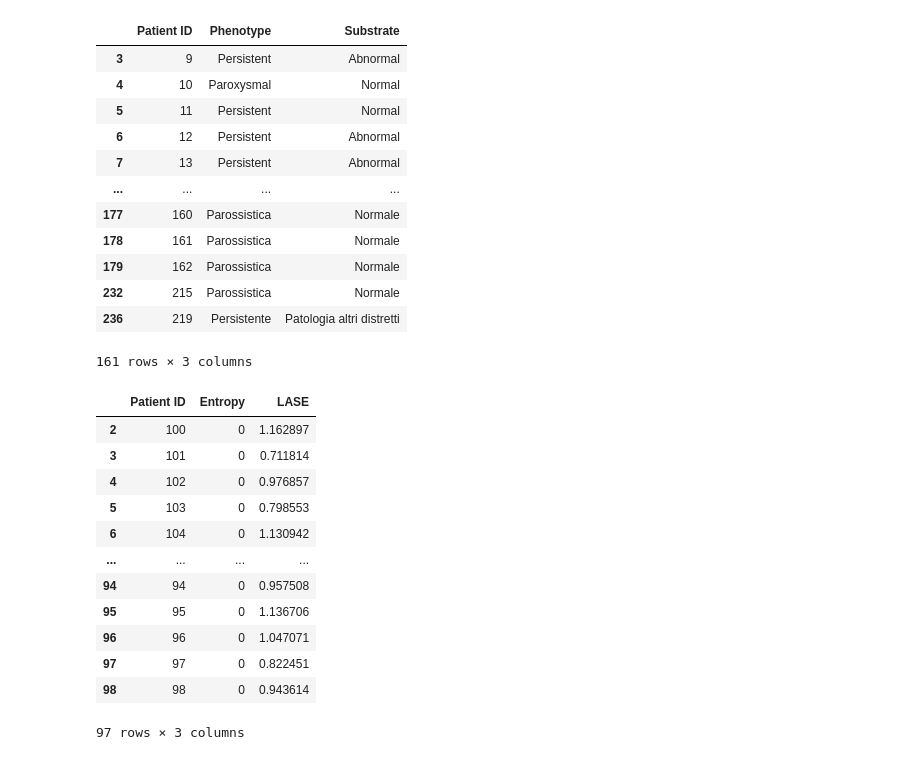
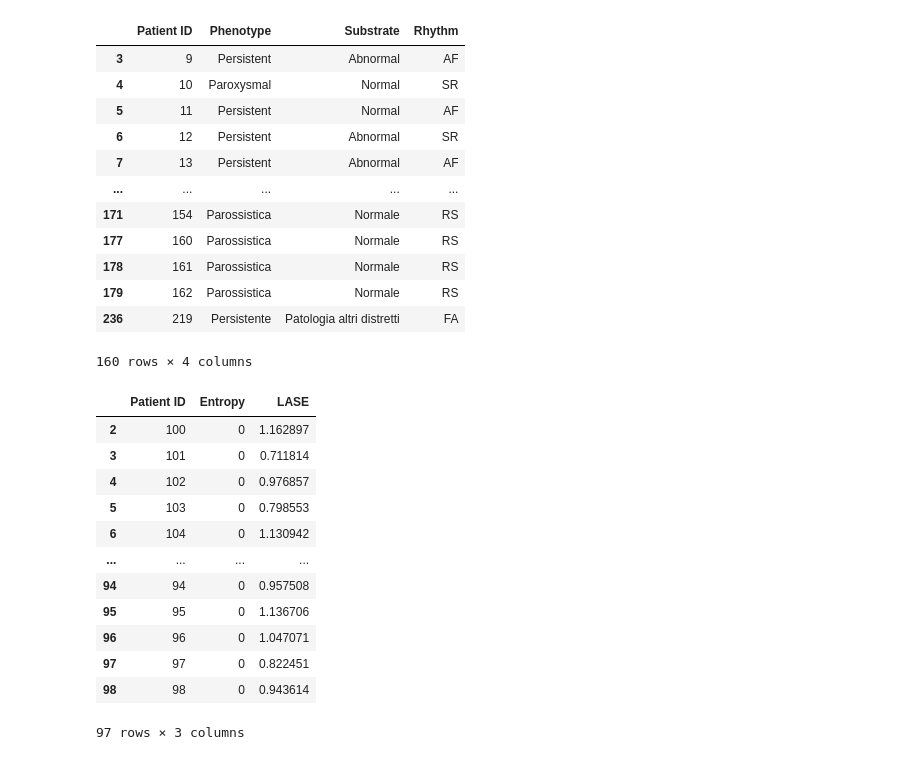
Before and after one commit to FilippoUslenghi/LA_entropy, a Jupyter notebook: results/thrs_<3,5_filt/results.ipynb, the cells around one changed output. Drawn from its saved outputs; the diff is of its cells as text; code cells hidden in the pictures.

```diff
--- a/results/thrs_<3,5_filt/results.ipynb
+++ b/results/thrs_<3,5_filt/results.ipynb
@@ -1,36 +1,42 @@
 # %%
 import pandas as pd
 
 ods = (
     pd.read_excel(
         "../../DB AF Completo 1.ods",
     )
-    .loc[:, ["ID", "Phenotype", "Low Voltage / Scar area"]]
-    .rename(columns={"ID": "Patient ID", "Low Voltage / Scar area": "Substrate"})
+    .loc[:, ["ID", "Phenotype", "Low Voltage / Scar area", "Rhythm during Mapping"]]
+    .rename(
+        columns={
+            "ID": "Patient ID",
+            "Low Voltage / Scar area": "Substrate",
+            "Rhythm during Mapping": "Rhythm",
+        }
+    )
     .dropna(axis=0, how="any")
     .astype({"Patient ID": int})
 )
 csv = (
     pd.read_csv("lase.csv", sep=",")
     .dropna(axis=0, how="any")
     .astype({"Patient ID": int})
 )
 display(ods)
 csv
 # %% [output]
-|  | Patient ID | Phenotype | Substrate |
-| 3 | 9 | Persistent | Abnormal |
-| 4 | 10 | Paroxysmal | Normal |
-| 5 | 11 | Persistent | Normal |
-| 6 | 12 | Persistent | Abnormal |
-| 7 | 13 | Persistent | Abnormal |
-| ... | ... | ... | ... |
-| 177 | 160 | Parossistica | Normale |
-| 178 | 161 | Parossistica | Normale |
-| 179 | 162 | Parossistica | Normale |
-| 232 | 215 | Parossistica | Normale |
-| 236 | 219 | Persistente | Patologia altri distretti |
+|  | Patient ID | Phenotype | Substrate | Rhythm |
+| 3 | 9 | Persistent | Abnormal | AF |
+| 4 | 10 | Paroxysmal | Normal | SR |
+| 5 | 11 | Persistent | Normal | AF |
+| 6 | 12 | Persistent | Abnormal | SR |
+| 7 | 13 | Persistent | Abnormal | AF |
+| ... | ... | ... | ... | ... |
+| 171 | 154 | Parossistica | Normale | RS |
+| 177 | 160 | Parossistica | Normale | RS |
+| 178 | 161 | Parossistica | Normale | RS |
+| 179 | 162 | Parossistica | Normale | RS |
+| 236 | 219 | Persistente | Patologia altri distretti | FA |
-161 rows × 3 columns
+160 rows × 4 columns
 |  | Patient ID | Entropy | LASE |
 | 2 | 100 | 0 | 1.162897 |
 | 3 | 101 | 0 | 0.711814 |
```
Also changed, not shown: parts of 4 cells of this notebook, 25 other files.
